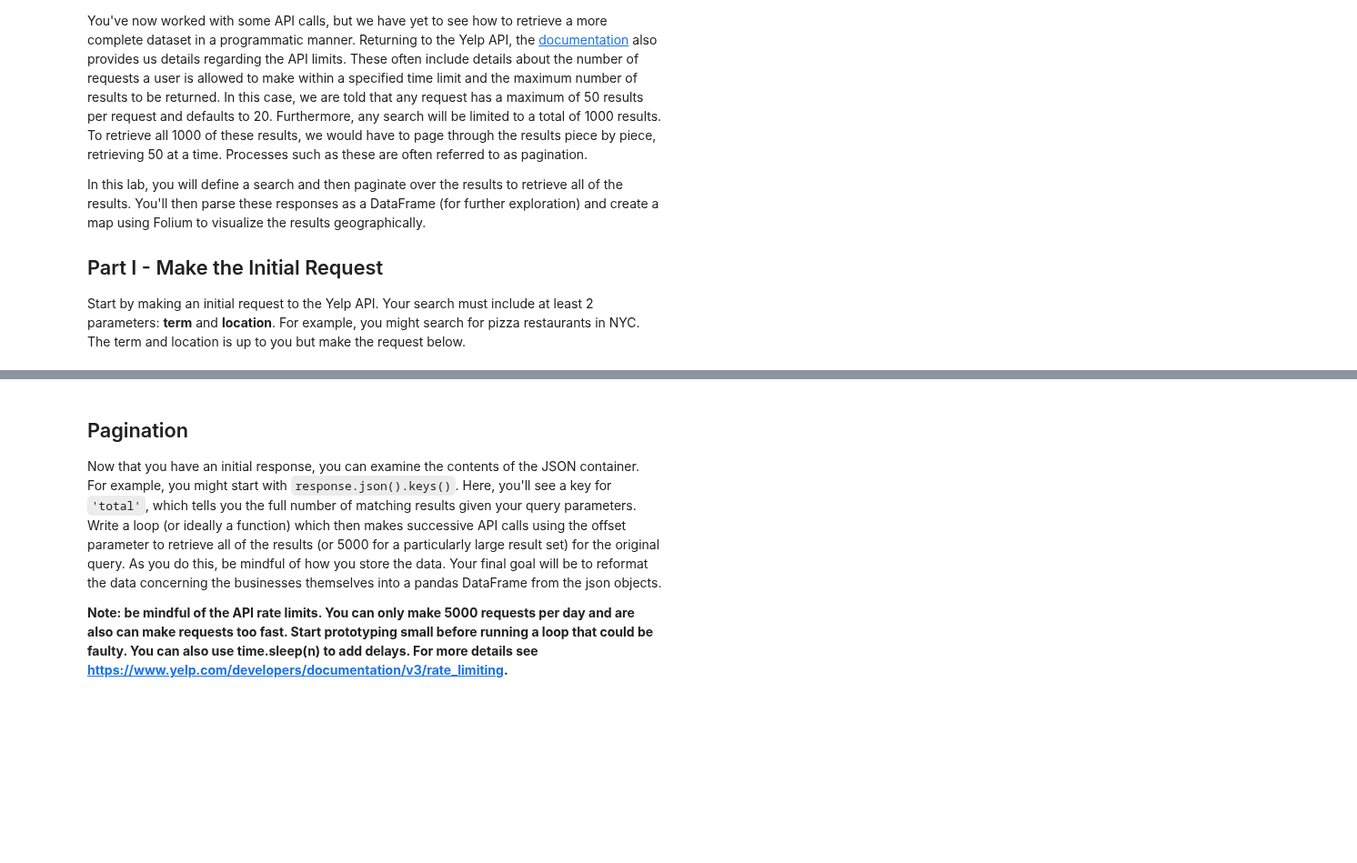
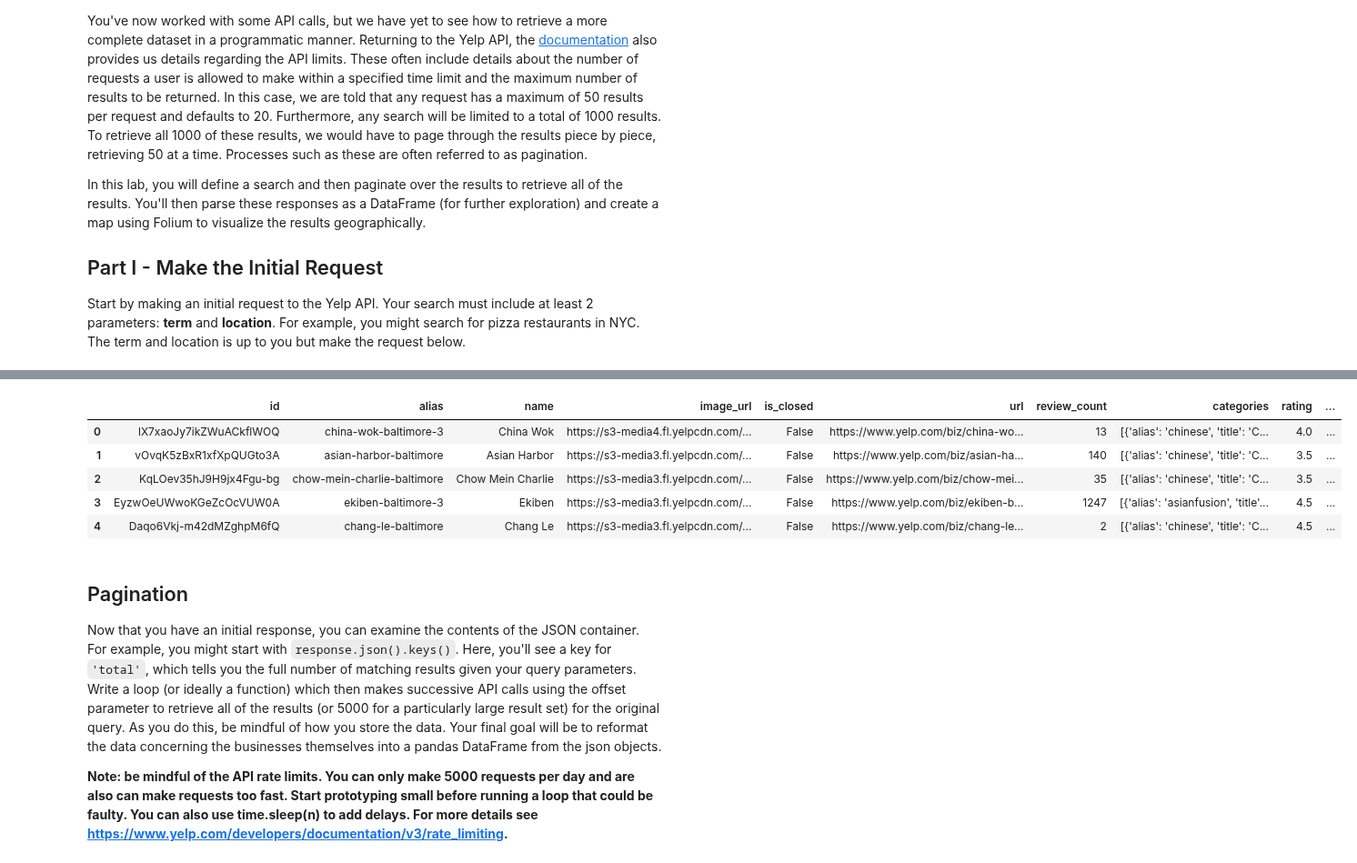
Before and after one commit to flatiron-school/Online-DS-FT-022221-Cohort-Notes, a Jupyter notebook: Phase_1/topic_09_json_and_apis/dsc-yelp-api-lab/yelp-api-lab.ipynb, the cells around one changed output, grey strips where cells are left out. Shown at 91% size. Cells and saved outputs as stored; diff of their text form; code cells hidden in the pictures; blank space fills up the shorter version.

```diff
--- a/Phase_1/topic_09_json_and_apis/dsc-yelp-api-lab/yelp-api-lab.ipynb
+++ b/Phase_1/topic_09_json_and_apis/dsc-yelp-api-lab/yelp-api-lab.ipynb
@@ -26,0 +25,8 @@ Start by making an initial request to the Yelp API. Your search must include at
+# %%
+# Your code here
+import requests
+import pandas as pd
+import json
+
+with open('/Users/jamesirving/.secret/yelp_api.json') as f:
+    creds = json.load(f)
@@ -26,0 +53,27 @@ Start by making an initial request to the Yelp API. Your search must include at
+# %%
+def get_results(term,location,  offset = 0,
+                url = 'https://api.yelp.com/v3/businesses/search',
+               cred=None,fpath='/Users/jamesirving/.secret/yelp_api.json'):
+#     url = 'https://api.yelp.com/v3/businesses/search'
+
+    if cred is None:
+        with open(fpath) as f:
+            cred = json.load(f)
+
+
+    headers = {
+        'Authorization': 'Bearer ' + cred['api_key']
+    }
+
+    url_params = {
+        'term': term,
+        'location': location,
+#         'limit': SEARCH_LIMIT,
+        'offset': offset
+    }
+
+    response = requests.get(url, headers=headers, params=url_params)
+    return response.json()
+# %%
+response = get_results('Chinese','Baltimore MD')
+response.keys()
@@ -26,0 +86,3 @@ Start by making an initial request to the Yelp API. Your search must include at
+# %%
+n_per_page = len(response['businesses'])
+n_per_page
@@ -27,3 +100,13 @@ Start by making an initial request to the Yelp API. Your search must include at
+# %%
+response2 = get_results('Chinese','Baltimore MD',offset=n_per_page)
+pd.DataFrame(response2['businesses']).head()
+# %% [output]
+|  | id | alias | name | image_url | is_closed | url | review_count | categories | rating | ... |
+| 0 | lX7xaoJy7ikZWuACkflWOQ | china-wok-baltimore-3 | China Wok | https://s3-media4.fl.yelpcdn.com/... | False | https://www.yelp.com/biz/china-wo... | 13 | [{'alias': 'chinese', 'title': 'C... | 4.0 | ... |
+| 1 | vOvqK5zBxR1xfXpQUGto3A | asian-harbor-baltimore | Asian Harbor | https://s3-media3.fl.yelpcdn.com/... | False | https://www.yelp.com/biz/asian-ha... | 140 | [{'alias': 'chinese', 'title': 'C... | 3.5 | ... |
+| 2 | KqLOev35hJ9H9jx4Fgu-bg | chow-mein-charlie-baltimore | Chow Mein Charlie | https://s3-media3.fl.yelpcdn.com/... | False | https://www.yelp.com/biz/chow-mei... | 35 | [{'alias': 'chinese', 'title': 'C... | 3.5 | ... |
+| 3 | EyzwOeUWwoKGeZcOcVUW0A | ekiben-baltimore-3 | Ekiben | https://s3-media3.fl.yelpcdn.com/... | False | https://www.yelp.com/biz/ekiben-b... | 1247 | [{'alias': 'asianfusion', 'title'... | 4.5 | ... |
+| 4 | Daqo6Vkj-m42dMZghpM6fQ | chang-le-baltimore | Chang Le | https://s3-media3.fl.yelpcdn.com/... | False | https://www.yelp.com/biz/chang-le... | 2 | [{'alias': 'chinese', 'title': 'C... | 4.5 | ... |
 # %% [markdown]
 ## Pagination
 
```
Also changed, not shown: parts of 13 cells of this notebook, 2 other files.
